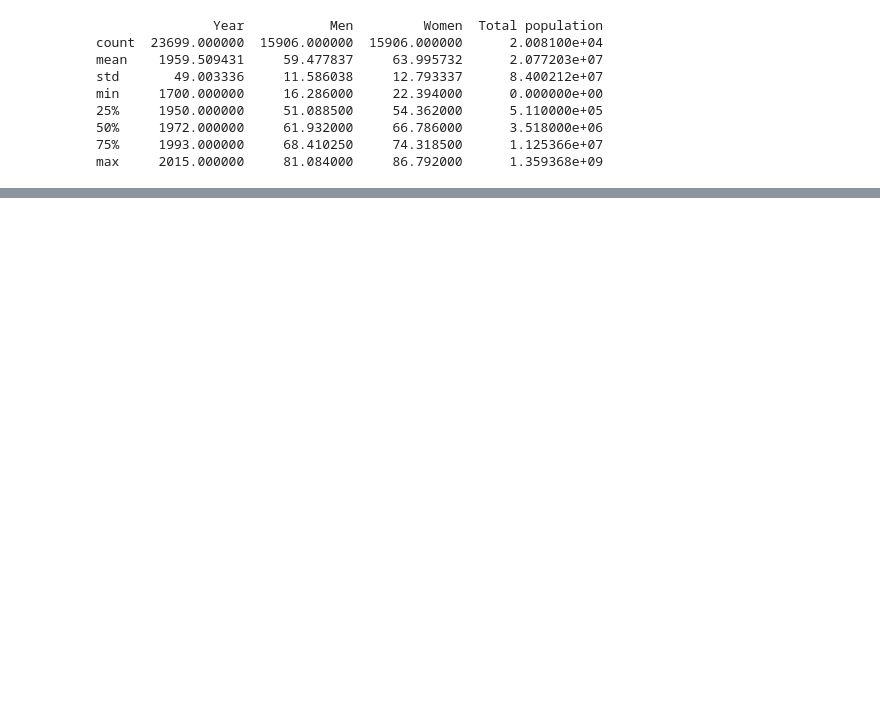
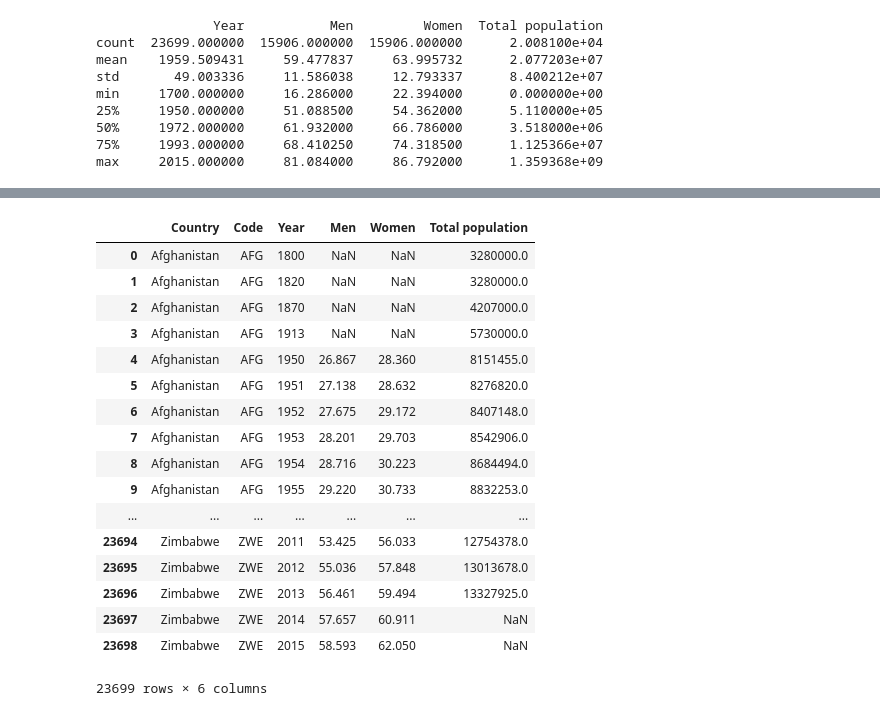
Before and after one commit to carandu/plotting_basics, a Jupyter notebook: Matplotlib ver 2.ipynb, the cells around one changed output, grey strips where cells are left out. Cells and saved outputs as stored; diff of their text form; code cells hidden in the pictures; blank space fills up the shorter version.

```diff
--- a/Matplotlib ver 2.ipynb
+++ b/Matplotlib ver 2.ipynb
@@ -106,0 +254,21 @@ plt.show()
+# %%
+display(df)
+# %% [output]
+|  | Country | Code | Year | Men | Women | Total population |
+| 0 | Afghanistan | AFG | 1800 | NaN | NaN | 3280000.0 |
+| 1 | Afghanistan | AFG | 1820 | NaN | NaN | 3280000.0 |
+| 2 | Afghanistan | AFG | 1870 | NaN | NaN | 4207000.0 |
+| 3 | Afghanistan | AFG | 1913 | NaN | NaN | 5730000.0 |
+| 4 | Afghanistan | AFG | 1950 | 26.867 | 28.360 | 8151455.0 |
+| 5 | Afghanistan | AFG | 1951 | 27.138 | 28.632 | 8276820.0 |
+| 6 | Afghanistan | AFG | 1952 | 27.675 | 29.172 | 8407148.0 |
+| 7 | Afghanistan | AFG | 1953 | 28.201 | 29.703 | 8542906.0 |
+| 8 | Afghanistan | AFG | 1954 | 28.716 | 30.223 | 8684494.0 |
+| 9 | Afghanistan | AFG | 1955 | 29.220 | 30.733 | 8832253.0 |
+| ... | ... | ... | ... | ... | ... | ... |
+| 23694 | Zimbabwe | ZWE | 2011 | 53.425 | 56.033 | 12754378.0 |
+| 23695 | Zimbabwe | ZWE | 2012 | 55.036 | 57.848 | 13013678.0 |
+| 23696 | Zimbabwe | ZWE | 2013 | 56.461 | 59.494 | 13327925.0 |
+| 23697 | Zimbabwe | ZWE | 2014 | 57.657 | 60.911 | NaN |
+| 23698 | Zimbabwe | ZWE | 2015 | 58.593 | 62.050 | NaN |
+23699 rows × 6 columns
```
Also changed, not shown: parts of 24 cells of this notebook.
